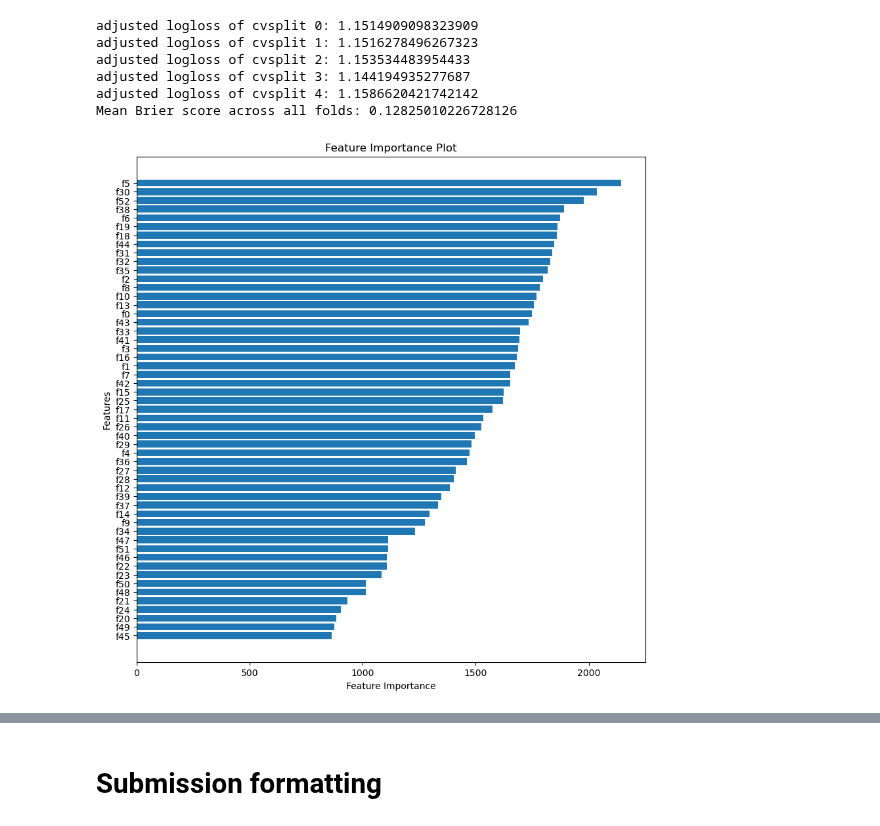
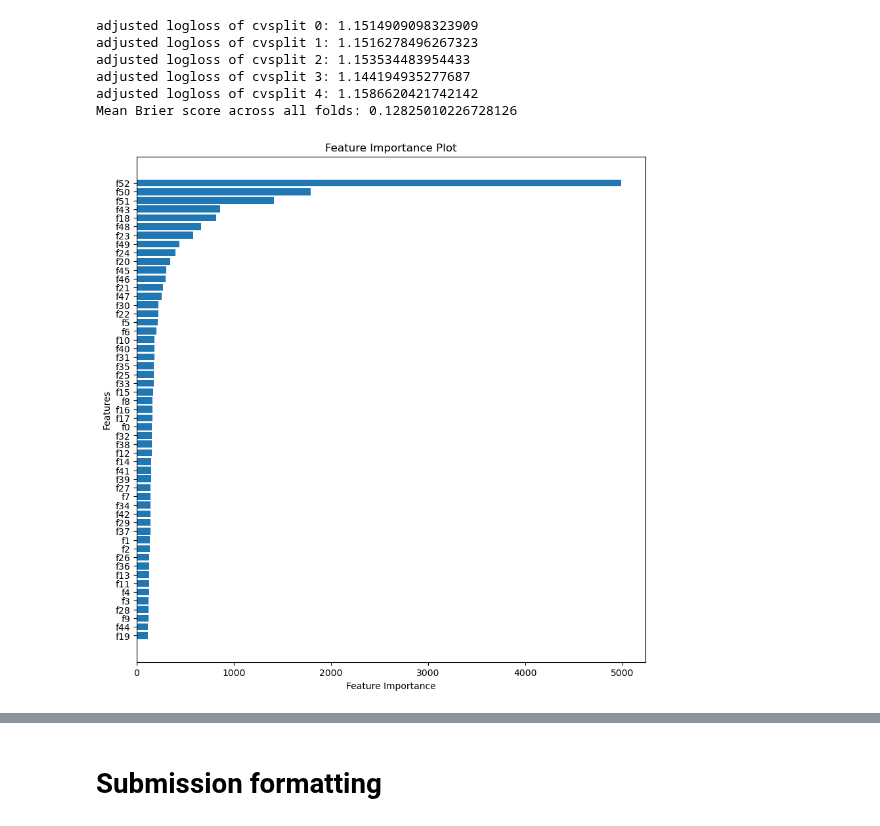
Before and after one commit to joshmccoy2/NCAA_March_Madness, a Jupyter notebook: The Madness of March.ipynb, the cells around one changed output, grey strips where cells are left out. Saved outputs shown, nothing was run; the diff lists cells and outputs as text; code cells hidden in the pictures.

```diff
--- a/The Madness of March.ipynb
+++ b/The Madness of March.ipynb
@@ -871,20 +871,20 @@ Mean Brier score across all folds: 0.12825010226728126
 # %%
 import numpy as np
 import matplotlib.pyplot as plt
 
 # Retrieve feature importances
-importance = model.get_score(importance_type='weight')
+importance = model.get_score(importance_type='gain')
 
 # Sort feature importances in descending order
 sorted_idx = np.argsort(list(importance.values()))
 
 # Plot feature importances
 plt.figure(figsize=(10, 10))
 plt.barh(range(len(importance)), [importance[list(importance.keys())[i]] for i in sorted_idx], align='center')
 plt.yticks(range(len(importance)), [list(importance.keys())[i] for i in sorted_idx])
 plt.xlabel('Feature Importance')
 plt.ylabel('Features')
 plt.title('Feature Importance Plot')
 plt.show()
 # %% [output]
-[figure, old version]
+[figure, new version]
```
Also changed, not shown: parts of 7 cells of this notebook.
